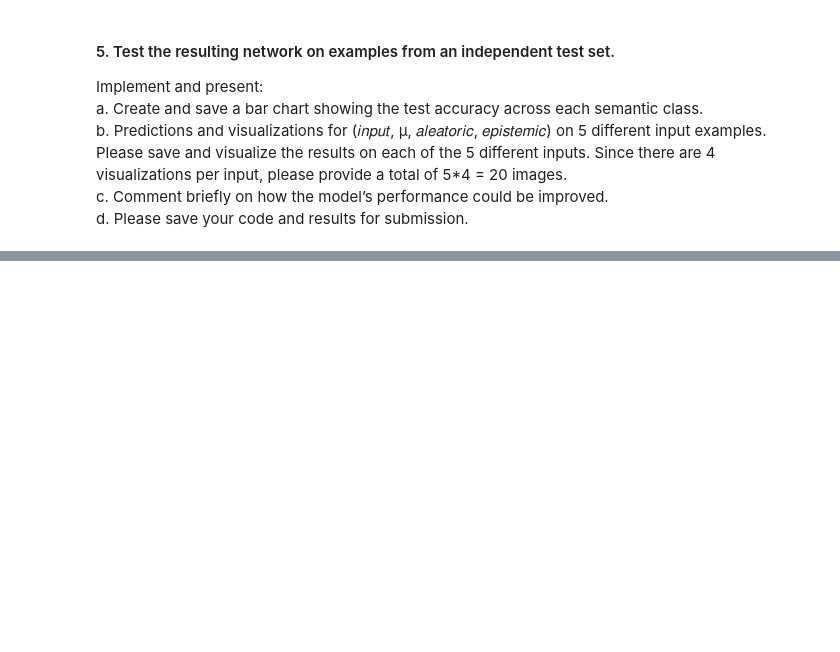
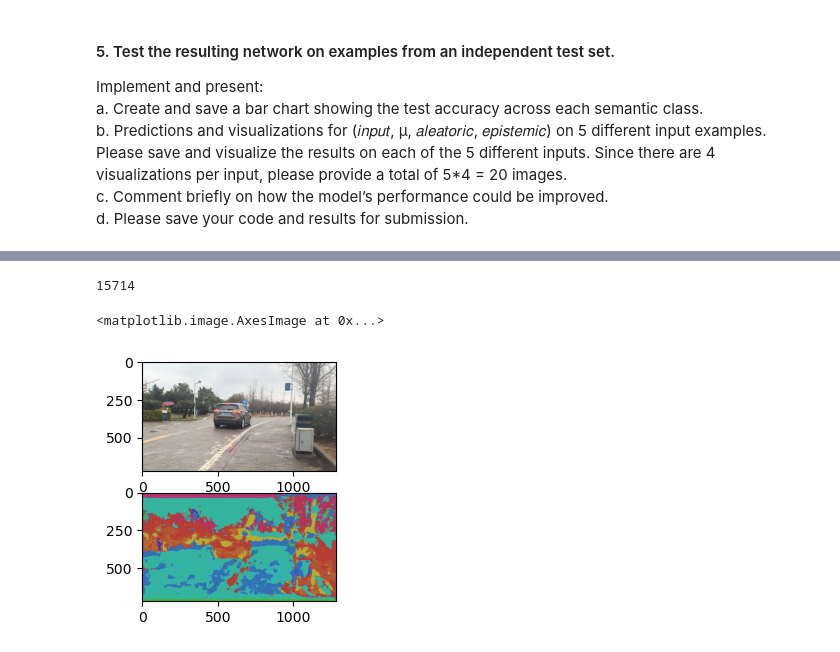
Before and after one commit to Lin-13/Unet-Driving-Seg, a Jupyter notebook: work_SoftwareLab2.0.ipynb, the cells around one changed output, grey strips where cells are left out. Cells and saved outputs as stored; diff of their text form; code cells hidden in the pictures; blank space fills up the shorter version.

```diff
--- a/work_SoftwareLab2.0.ipynb
+++ b/work_SoftwareLab2.0.ipynb
@@ -389,6 +372,7 @@ print("test_dataset: mIoU=",mIoU)
 import cv2
 class VideoLoader():
     def __init__(self,file:str,batch_size:int = 1,transform = ToTensor(),resize_shape :tuple = None):
+        self.videofile = file
         self.cap = cv2.VideoCapture(file)
         self.batch_size = batch_size
         self.idx = 0
@@ -426,6 +410,11 @@ class VideoLoader():
             pass
         self.idx +=self.batch_size
         return next
+    def reset(self):
+        self.cap.release()
+        self.cap = cv2.VideoCapture(self.videofile)
+    def __del__(self):
+        self.cap.release()
     def frameshape(self):
         return (int(self.cap.get(cv2.CAP_PROP_FRAME_HEIGHT)),
                 int(self.cap.get(cv2.CAP_PROP_FRAME_WIDTH)))
@@ -472,3 +482,9 @@ lookup = Lut(np.array([[2,1],[4,1],[6,1],[8,1]]))
 lut_input = np.array([1,2,3,0]).reshape(2,2)
 lut_output = lookup.transform(lut_input)
 lut_output
+# %%
+video_batch = 1
+video = VideoLoader("images/test.mp4",video_batch)
+len(video)
+# %% [output]
+15714
@@ -474,0 +493,32 @@ lut_output
+# %%
+bar = tqdm(range(len(video)))
+secs = 47
+start_frame = secs * video.fps()
+with torch.no_grad():
+    for i,data in  enumerate(video):
+        if i * video_batch < start_frame:
+            continue
+        data = data.to(device)
+        outputs = unet(data)
+        _,predicted = torch.max(outputs,1)
+        preds = predicted.detach().cpu().numpy()
+        # print("data: {}\n".format(data.shape))
+        for j in range(preds.shape[0]):
+            img = np.ones((*video.resized_shape,3),dtype=np.uint8)
+            img[:,:,0]=preds[j]/50*255 + 50
+            img[:,:,1]=180
+            img[:,:,2]=180
+            img = cv2.cvtColor(img,cv2.COLOR_HSV2BGR)
+        bar.update()
+        break
+    bar.close()
+# %%
+src = data[0].permute(1,2,0).detach().cpu().numpy()
+# %%
+plt.subplot(311)
+plt.imshow(src[:,:,::-1])
+plt.subplot(312)
+plt.imshow(img[:,:,::-1])
+# %% [output]
+<matplotlib.image.AxesImage at 0x...>
+[figure, added]
```
Also changed, not shown: parts of 11 cells of this notebook, 7 other files.
